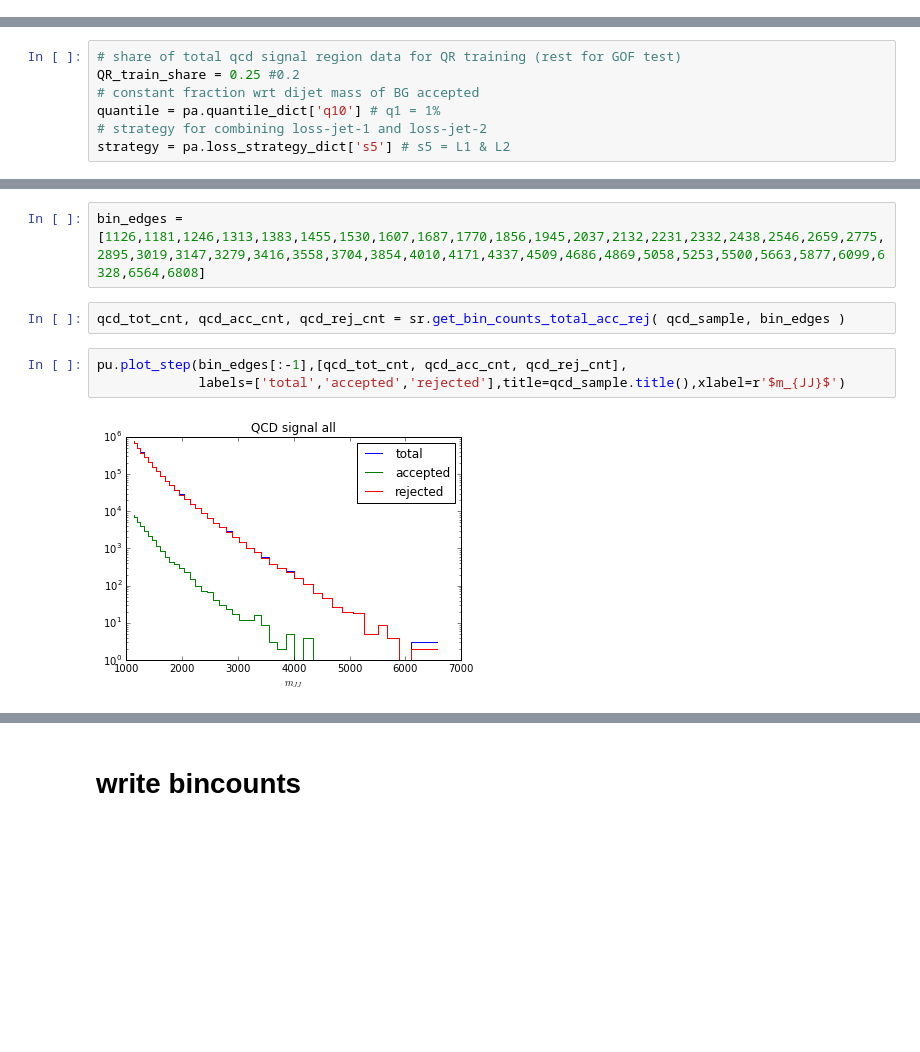
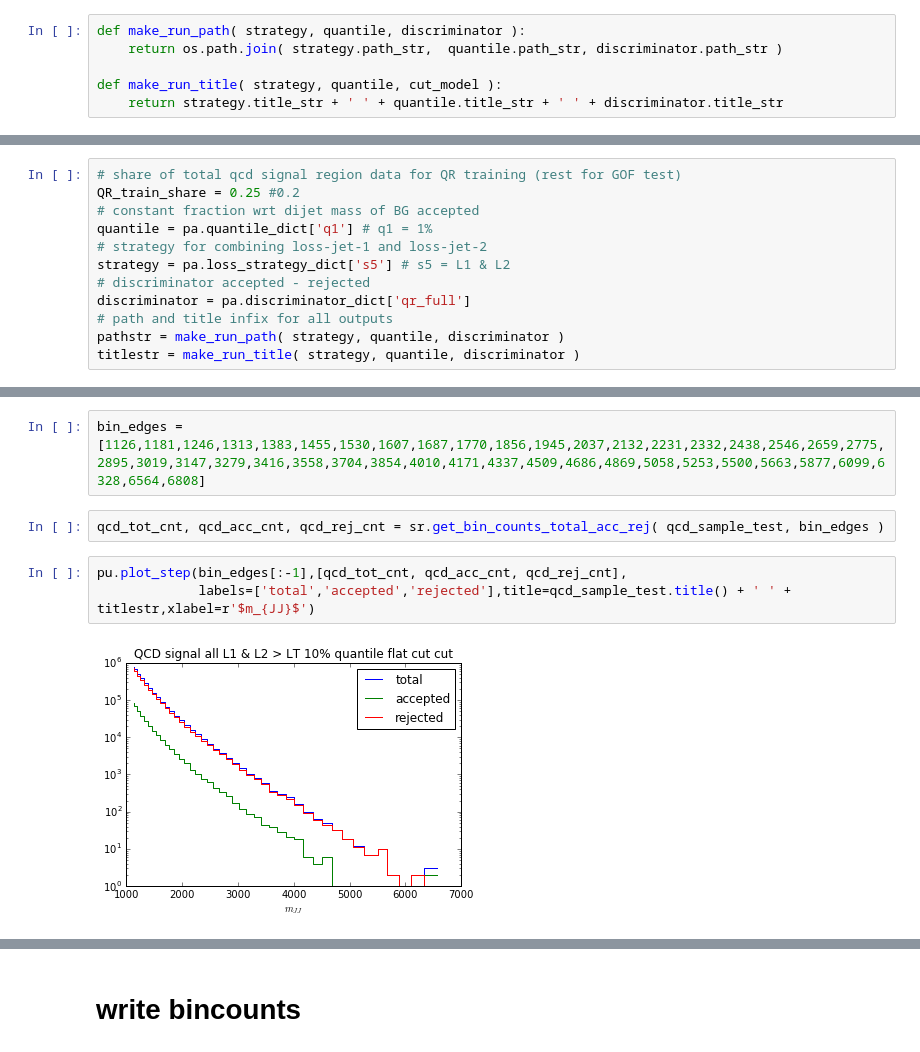
Before and after one commit to kingusiu/goodness_of_fit, a Jupyter notebook: vae_boost.ipynb, the cells around one changed output, grey strips where cells are left out. Drawn from its saved outputs; the diff is of its cells as text; blank space fills up the shorter version.

```diff
--- a/vae_boost.ipynb
+++ b/vae_boost.ipynb
@@ -20,15 +20,26 @@ import booster as bo
 # %% [output]
 Using TensorFlow backend.
 Welcome to JupyROOT 6.12/07
+# %%
+def make_run_path( strategy, quantile, discriminator ):
+    return os.path.join( strategy.path_str,  quantile.path_str, discriminator.path_str )
+
+def make_run_title( strategy, quantile, cut_model ):
+    return strategy.title_str + ' ' + quantile.title_str + ' ' + discriminator.title_str
 # %% [markdown]
 # runtime parameters
 # %%
 # share of total qcd signal region data for QR training (rest for GOF test)
 QR_train_share = 0.25 #0.2
 # constant fraction wrt dijet mass of BG accepted
-quantile = pa.quantile_dict['q10'] # q1 = 1%
+quantile = pa.quantile_dict['q1'] # q1 = 1%
 # strategy for combining loss-jet-1 and loss-jet-2
 strategy = pa.loss_strategy_dict['s5'] # s5 = L1 & L2
+# discriminator accepted - rejected
+discriminator = pa.discriminator_dict['qr_full']
+# path and title infix for all outputs
+pathstr = make_run_path( strategy, quantile, discriminator )
+titlestr = make_run_title( strategy, quantile, discriminator )
 # %% [markdown]
 # read in data (qcd and signal)
 # %%
@@ -100,10 +101,10 @@ pua.plot_accepted_vs_rejected_hist( signal_sample )
 # %%
 bin_edges = [1126,1181,1246,1313,1383,1455,1530,1607,1687,1770,1856,1945,2037,2132,2231,2332,2438,2546,2659,2775,2895,3019,3147,3279,3416,3558,3704,3854,4010,4171,4337,4509,4686,4869,5058,5253,5500,5663,5877,6099,6328,6564,6808]
 # %%
-qcd_tot_cnt, qcd_acc_cnt, qcd_rej_cnt = sr.get_bin_counts_total_acc_rej( qcd_sample, bin_edges )
+qcd_tot_cnt, qcd_acc_cnt, qcd_rej_cnt = sr.get_bin_counts_total_acc_rej( qcd_sample_test, bin_edges )
 # %%
 pu.plot_step(bin_edges[:-1],[qcd_tot_cnt, qcd_acc_cnt, qcd_rej_cnt],
-             labels=['total','accepted','rejected'],title=qcd_sample.title(),xlabel=r'$m_{JJ}$')
+             labels=['total','accepted','rejected'],title=qcd_sample_test.title() + ' ' + titlestr,xlabel=r'$m_{JJ}$')
 # %% [output]
-[figure, old version]
+[figure, new version]
 # %%
```
Also changed, not shown: parts of 14 cells of this notebook, 4 other files.
